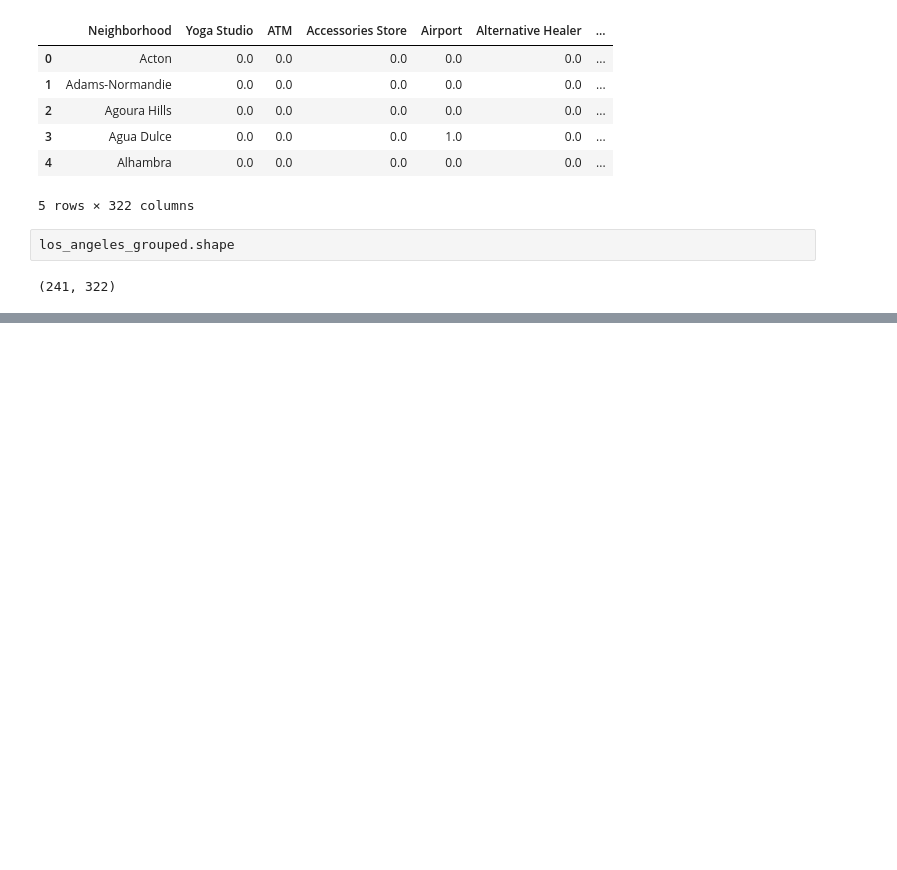
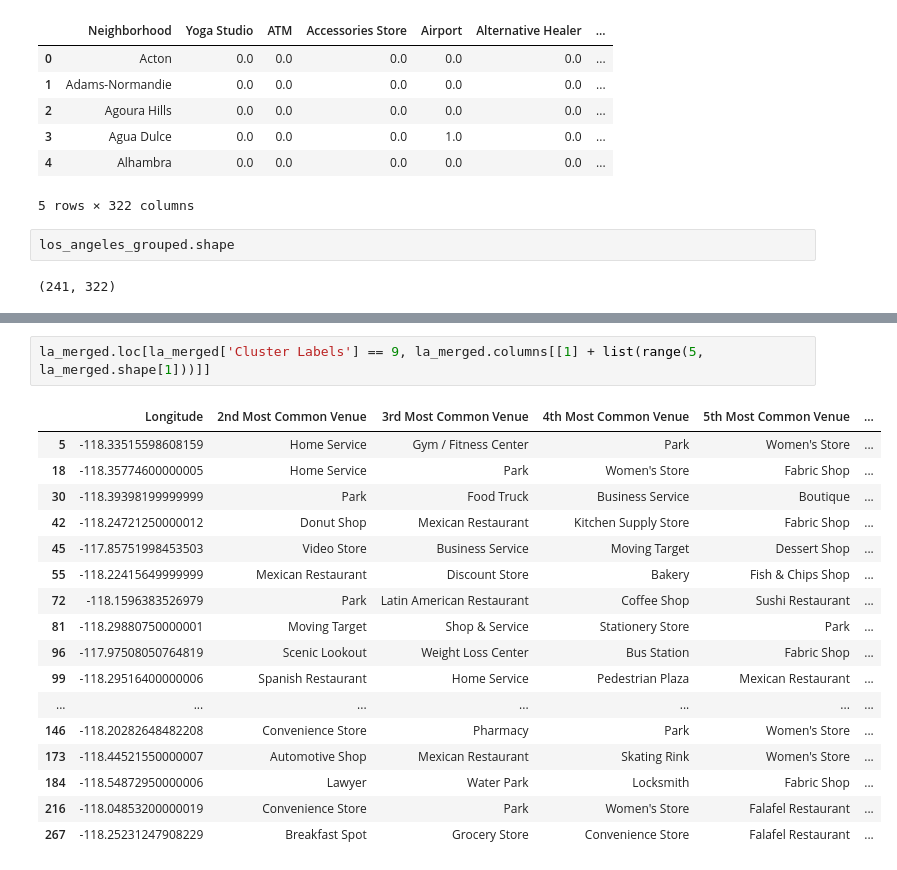
Before and after one commit to jonkmatsumo/Coursera_Capstone, a Jupyter notebook: Capstone.ipynb, the cells around one changed output, grey strips where cells are left out. Saved outputs shown, nothing was run; the diff lists cells and outputs as text; blank space fills up the shorter version.

```diff
--- a/Capstone.ipynb
+++ b/Capstone.ipynb
@@ -308,0 +525,20 @@ los_angeles_grouped.shape
+# %%
+la_merged.loc[la_merged['Cluster Labels'] == 9, la_merged.columns[[1] + list(range(5, la_merged.shape[1]))]]
+# %% [output]
+|  | Longitude | 2nd Most Common Venue | 3rd Most Common Venue | 4th Most Common Venue | 5th Most Common Venue | ... |
+| 5 | -118.33515598608159 | Home Service | Gym / Fitness Center | Park | Women's Store | ... |
+| 18 | -118.35774600000005 | Home Service | Park | Women's Store | Fabric Shop | ... |
+| 30 | -118.39398199999999 | Park | Food Truck | Business Service | Boutique | ... |
+| 42 | -118.24721250000012 | Donut Shop | Mexican Restaurant | Kitchen Supply Store | Fabric Shop | ... |
+| 45 | -117.85751998453503 | Video Store | Business Service | Moving Target | Dessert Shop | ... |
+| 55 | -118.22415649999999 | Mexican Restaurant | Discount Store | Bakery | Fish & Chips Shop | ... |
+| 72 | -118.1596383526979 | Park | Latin American Restaurant | Coffee Shop | Sushi Restaurant | ... |
+| 81 | -118.29880750000001 | Moving Target | Shop & Service | Stationery Store | Park | ... |
+| 96 | -117.97508050764819 | Scenic Lookout | Weight Loss Center | Bus Station | Fabric Shop | ... |
+| 99 | -118.29516400000006 | Spanish Restaurant | Home Service | Pedestrian Plaza | Mexican Restaurant | ... |
+| ... | ... | ... | ... | ... | ... | ... |
+| 146 | -118.20282648482208 | Convenience Store | Pharmacy | Park | Women's Store | ... |
+| 173 | -118.44521550000007 | Automotive Shop | Mexican Restaurant | Skating Rink | Women's Store | ... |
+| 184 | -118.54872950000006 | Lawyer | Water Park | Locksmith | Fabric Shop | ... |
+| 216 | -118.04853200000019 | Convenience Store | Park | Women's Store | Falafel Restaurant | ... |
+| 267 | -118.25231247908229 | Breakfast Spot | Grocery Store | Convenience Store | Falafel Restaurant | ... |
```
Also changed, not shown: parts of 15 cells of this notebook.
